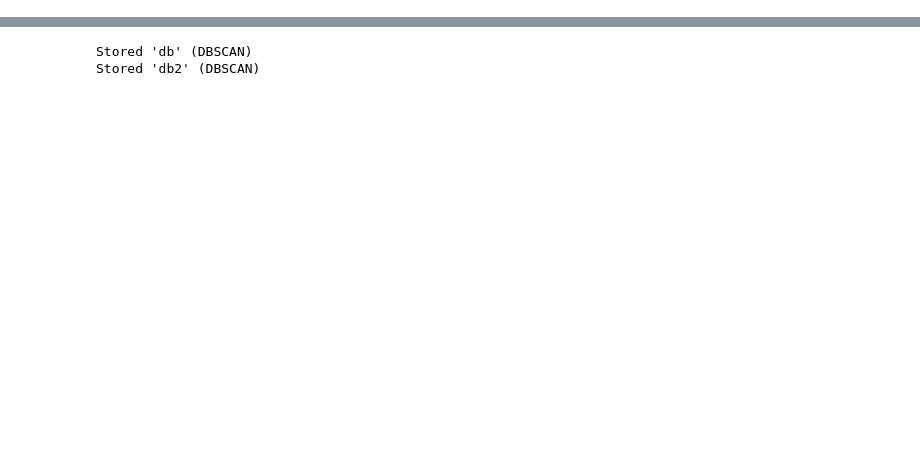
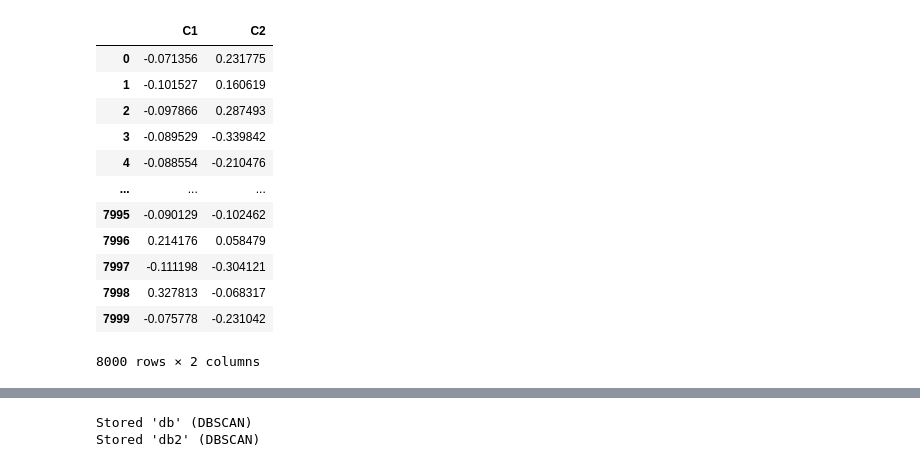
Before and after one commit to MATF-istrazivanje-podataka-1/2023_Data_Mining_Online_news_Dataset, a Jupyter notebook: clustering/dbscan.ipynb, the cells around one changed output, grey strips where cells are left out. Drawn from its saved outputs; the diff is of its cells as text; code cells hidden in the pictures; blank space fills up the shorter version.

```diff
--- a/clustering/dbscan.ipynb
+++ b/clustering/dbscan.ipynb
@@ -19,6 +19,28 @@ Y = data[' shares']
 # %%
 scaler = MinMaxScaler()
 X = scaler.fit_transform(X)
+# %%
+X_normalized = normalize(X)
+X_normalized = pd.DataFrame(X_normalized)
+pca = PCA(n_components = 2)
+X_pca = pca.fit_transform(X_normalized)
+X_pca = pd.DataFrame(X_pca)
+X_pca.columns = ['C1', 'C2']
+X_pca
+# %% [output]
+|  | C1 | C2 |
+| 0 | -0.071356 | 0.231775 |
+| 1 | -0.101527 | 0.160619 |
+| 2 | -0.097866 | 0.287493 |
+| 3 | -0.089529 | -0.339842 |
+| 4 | -0.088554 | -0.210476 |
+| ... | ... | ... |
+| 7995 | -0.090129 | -0.102462 |
+| 7996 | 0.214176 | 0.058479 |
+| 7997 | -0.111198 | -0.304121 |
+| 7998 | 0.327813 | -0.068317 |
+| 7999 | -0.075778 | -0.231042 |
+8000 rows × 2 columns
 # %%
 knn = NearestNeighbors(n_neighbors = 4).fit(X)
 neigh_dist, neigh_ind = knn.kneighbors(X)
```
Also changed, not shown: parts of 10 cells of this notebook, 2 other files.
